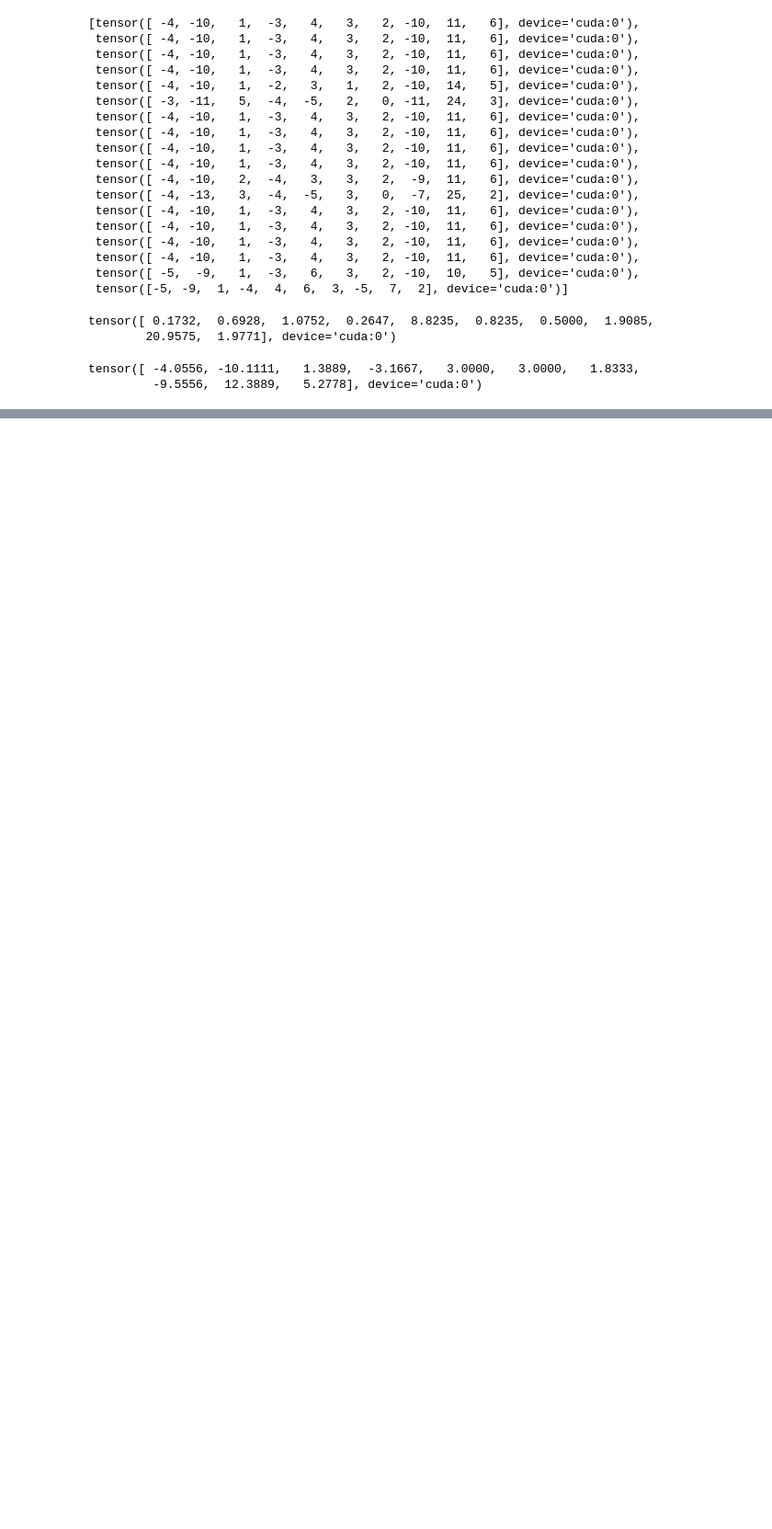
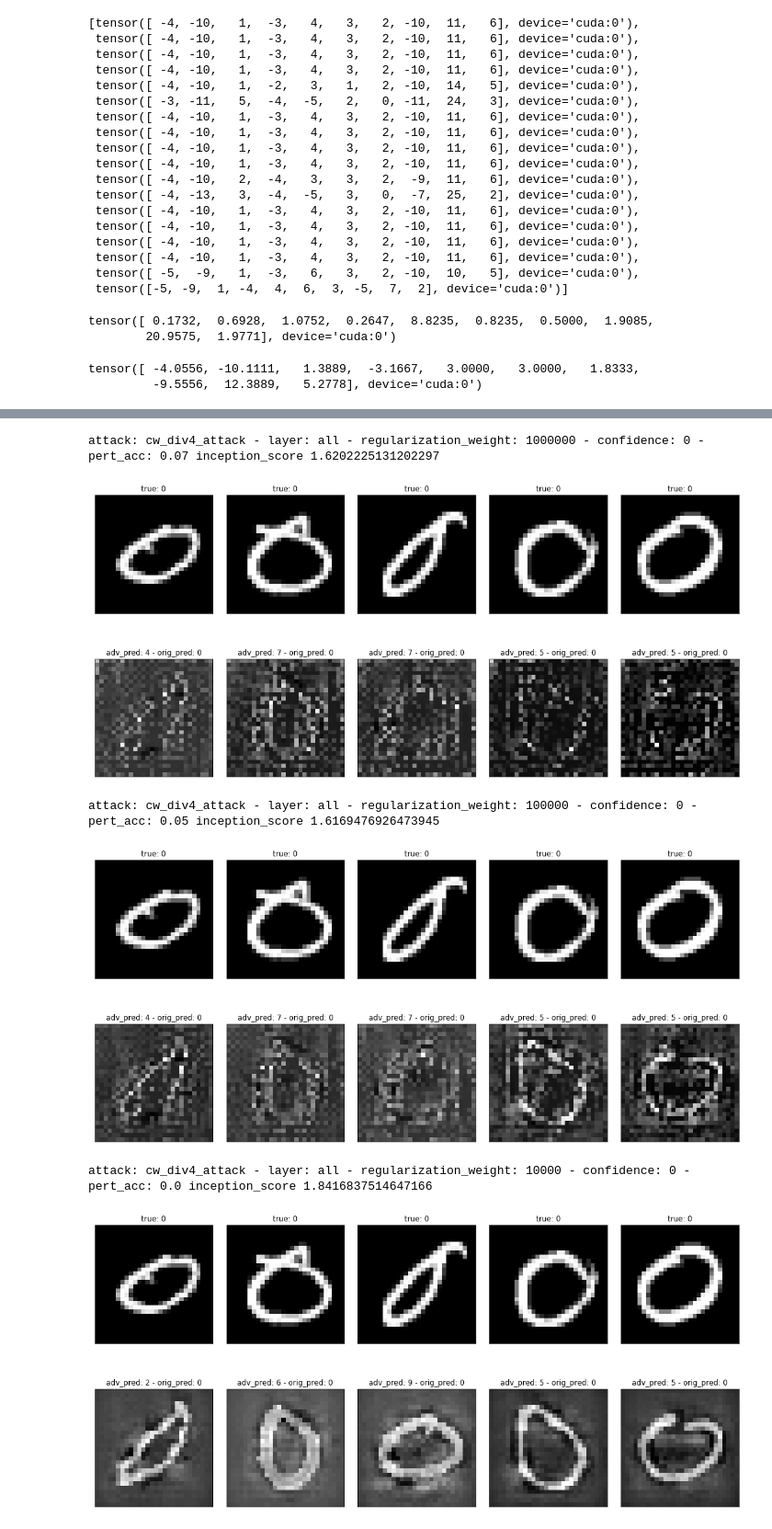
Before and after one commit to fabriceyhc/nc_diversity_attacks, a Jupyter notebook: CW - nc - mnist.ipynb, the cells around one changed output, grey strips where cells are left out. Shown at 92% size. Saved outputs shown, nothing was run; the diff lists cells and outputs as text; code cells hidden in the pictures; blank space fills up the shorter version.

```diff
--- a/CW - nc - mnist.ipynb
+++ b/CW - nc - mnist.ipynb
@@ -458,0 +522,4 @@ tensor([ -4.0556, -10.1111,   1.3889,  -3.1667,   3.0000,   3.0000,   1.8333,
+# %%
+# load the results from file
+with open('assets/results_mnist2019.08.17_30_per_class2.pkl', 'rb') as handle:
+    results = pickle.load(handle)
@@ -458,0 +659,4 @@ tensor([ -4.0556, -10.1111,   1.3889,  -3.1667,   3.0000,   3.0000,   1.8333,
+# %%
+# load the results from file
+with open('assets/results_mnist2019.08.28_30_per_class.pkl', 'rb') as handle:
+    results = pickle.load(handle)
@@ -458,0 +685,23 @@ tensor([ -4.0556, -10.1111,   1.3889,  -3.1667,   3.0000,   3.0000,   1.8333,
+# %%
+for result in results:
+
+    # reference data
+    attack = result['attack']
+    layer = result['layer']
+    rw = result['regularization_weight']
+    conf = result['confidence']
+    pert_acc = result['pert_acc']
+    adversaries = result['adversaries']
+    inception_score = result['inception_score']
+
+    print('attack:', attack, '- layer:', layer, '- regularization_weight:', rw, '- confidence:', conf, '- pert_acc:', pert_acc, 'inception_score', inception_score)
+
+    adversaries = result['adversaries']
+    sample_1D_images(model, inputs, adversaries, targets)
+# %% [output]
+attack: cw_div4_attack - layer: all - regularization_weight: 1000000 - confidence: 0 - pert_acc: 0.07 inception_score 1.6202225131202297
+[figure, added]
+attack: cw_div4_attack - layer: all - regularization_weight: 100000 - confidence: 0 - pert_acc: 0.05 inception_score 1.6169476926473945
+[figure, added]
+attack: cw_div4_attack - layer: all - regularization_weight: 10000 - confidence: 0 - pert_acc: 0.0 inception_score 1.8416837514647166
+[figure, added]
```
Also changed, not shown: parts of 57 cells of this notebook, 10 other files.
